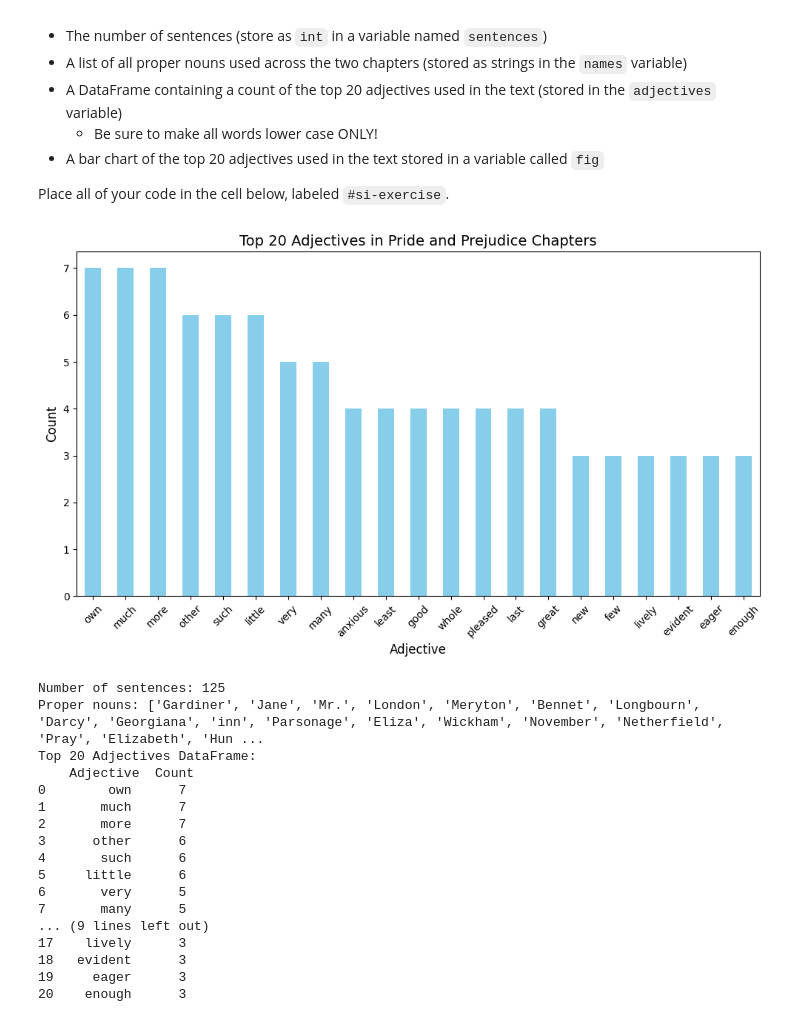
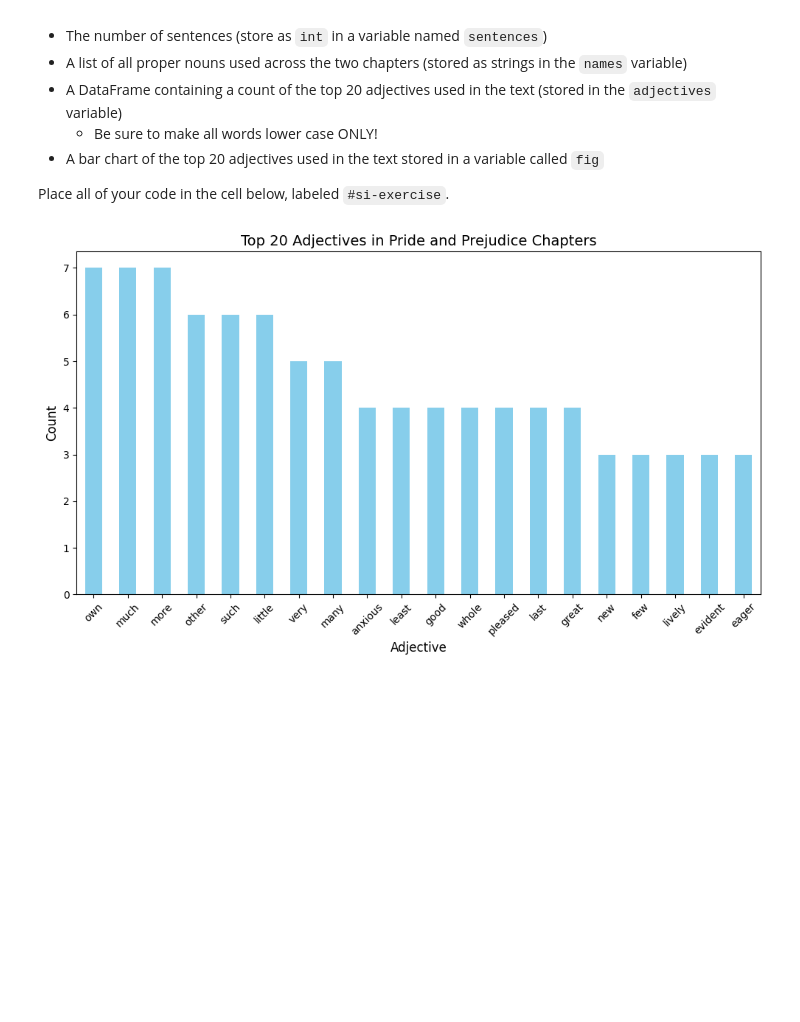
Before and after one commit to newton143/econ8320-assignment-12, a Jupyter notebook: Lesson.ipynb, the cells around one changed output. Cells and saved outputs as stored; diff of their text form; code cells hidden in the pictures; blank space fills up the shorter version.

```diff
--- a/Lesson.ipynb
+++ b/Lesson.ipynb
@@ -228,61 +228,41 @@ import matplotlib.pyplot as plt
 import spacy
 from collections import Counter
 
+# Load spaCy model
 nlp = spacy.load("en_core_web_sm")
 
 # Fetch the text data from the URL
 url = "https://github.com/dustywhite7/Econ8320/raw/refs/heads/master/AssignmentData/prideAndPrejudiceChapters.txt"
 response = requests.get(url)
 text = response.text
 
 # Process the text with spaCy
 doc = nlp(text)
 
 # 1. Count the number of sentences
 sentences = len(list(doc.sents))
 
 # 2. Extract all proper nouns (proper nouns are tagged as 'PROPN')
-names = list(set([token.text for token in doc if token.pos_ == "PROPN"]))
+names = sorted(set([token.text for token in doc if token.pos_ == "PROPN"]))
 
 # 3. Count the top 20 adjectives (adjectives are tagged as 'ADJ')
 adjectives = [token.text.lower() for token in doc if token.pos_ == "ADJ"]
-adjective_counts = Counter(adjectives).most_common(21)
+adjective_counts = Counter(adjectives).most_common(20)
 
 # Convert the adjective counts into a DataFrame
-adjectives_df = pd.DataFrame(adjective_counts, columns=["Adjective", "Count"])
+adjectives = pd.DataFrame(adjective_counts, columns=["Adjective", "Count"])
 
 # 4. Create a bar chart of the top 20 adjectives
 fig, ax = plt.subplots(figsize=(10, 6))
-adjectives_df.plot(kind="bar", x="Adjective", y="Count", legend=False, ax=ax, color="skyblue")
+adjectives.plot(kind="bar", x="Adjective", y="Count", legend=False, ax=ax, color="skyblue")
 ax.set_title("Top 20 Adjectives in Pride and Prejudice Chapters", fontsize=14)
 ax.set_ylabel("Count", fontsize=12)
 ax.set_xlabel("Adjective", fontsize=12)
 plt.xticks(rotation=45)
 plt.tight_layout()
 
+
 # Display the chart
 plt.show()
-
-# Outputs
-print("Number of sentences:", sentences)  # Number of sentences
-print("Proper nouns:", names)  # List of proper nouns
-print("Top 20 Adjectives DataFrame:\n", adjectives_df)  # DataFrame with top 20 adjectives
 # %% [output]
-[figure, old version]
+[figure, new version]
-Number of sentences: 125
-Proper nouns: ['Gardiner', 'Jane', 'Mr.', 'London', 'Meryton', 'Bennet', 'Longbourn', 'Darcy', 'Georgiana', 'inn', 'Parsonage', 'Eliza', 'Wickham', 'November', 'Netherfield', 'Pray', 'Elizabeth', 'Hun ...
-Top 20 Adjectives DataFrame:
-    Adjective  Count
-0        own      7
-1       much      7
-2       more      7
-3      other      6
-4       such      6
-5     little      6
-6       very      5
-7       many      5
-... (9 lines left out)
-17    lively      3
-18   evident      3
-19     eager      3
-20    enough      3
```
